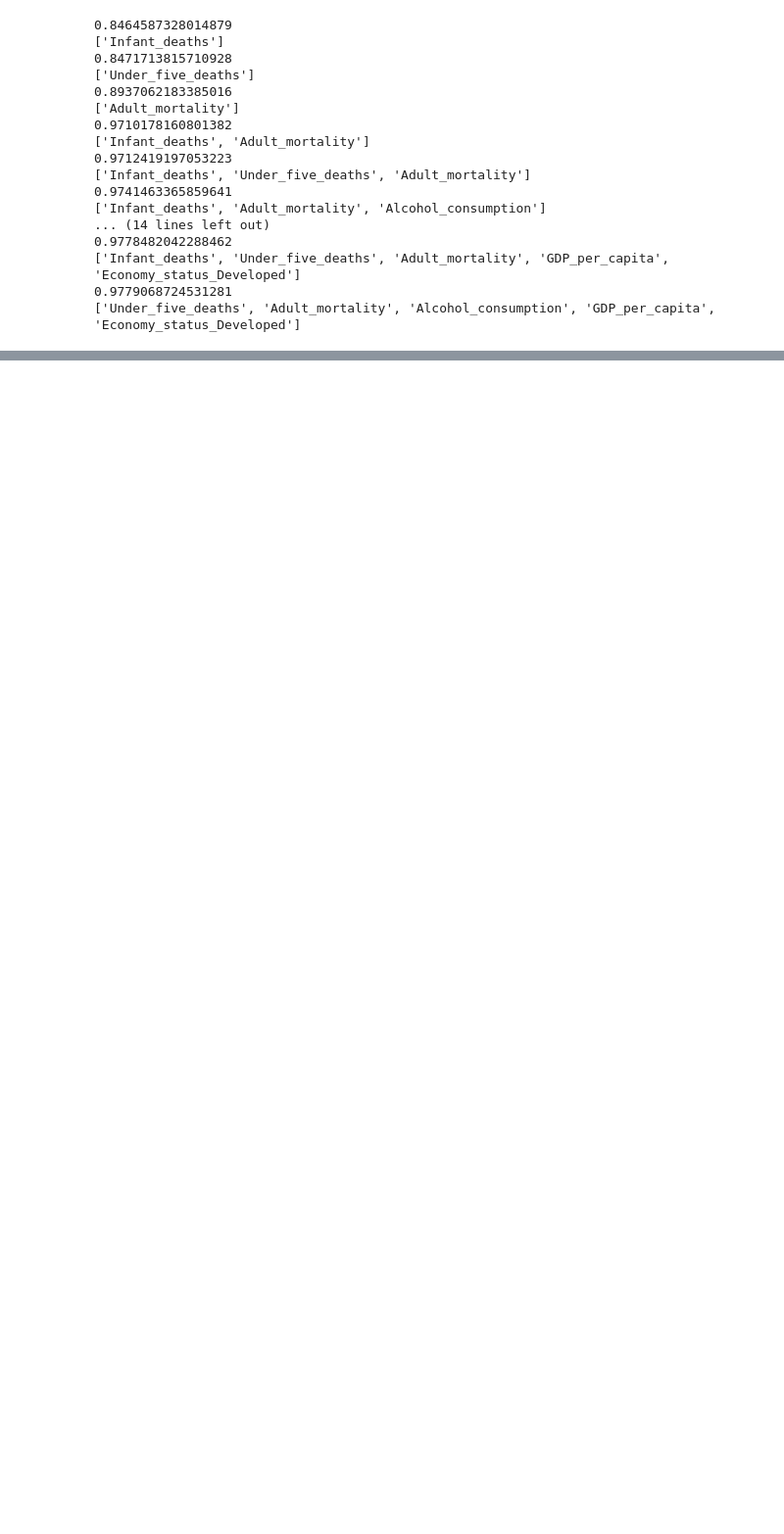
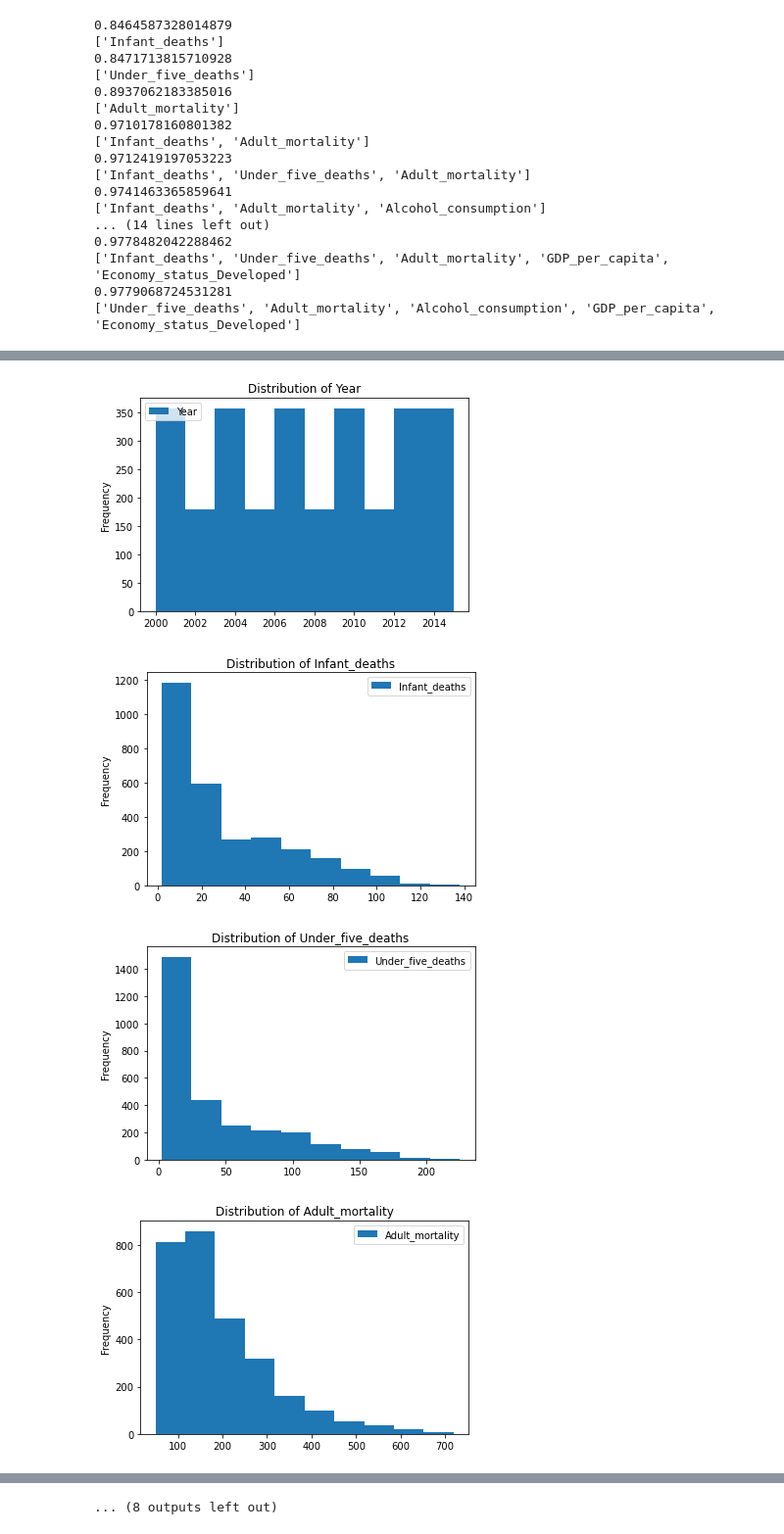
Before and after one commit to TeayounK/Vol3-Project, a Jupyter notebook: Life_Expectancy_Analysis.ipynb, the cells around one changed output, grey strips where cells are left out. Shown: that part at 98% size. Saved outputs shown, nothing was run; the diff lists cells and outputs as text; code cells hidden in the pictures; blank space fills up the shorter version.

```diff
--- a/Life_Expectancy_Analysis.ipynb
+++ b/Life_Expectancy_Analysis.ipynb
@@ -207,0 +201,13 @@ for combination in combs:
+# %%
+temp = Data.drop(["Country","Region"], axis=1)
+cols = list(temp.columns)
+# %%
+for col in cols:
+    temp.plot(kind='hist',y=col)
+    plt.title(f"Distribution of {col}")
+    plt.show()
+# %% [output]
+[figure, added]
+[figure, added]
+[figure, added]
+[figure, added]
@@ -207,0 +222 @@ for combination in combs:
+... (8 outputs left out)
```
Also changed, not shown: parts of 13 cells of this notebook, 2 other files.
